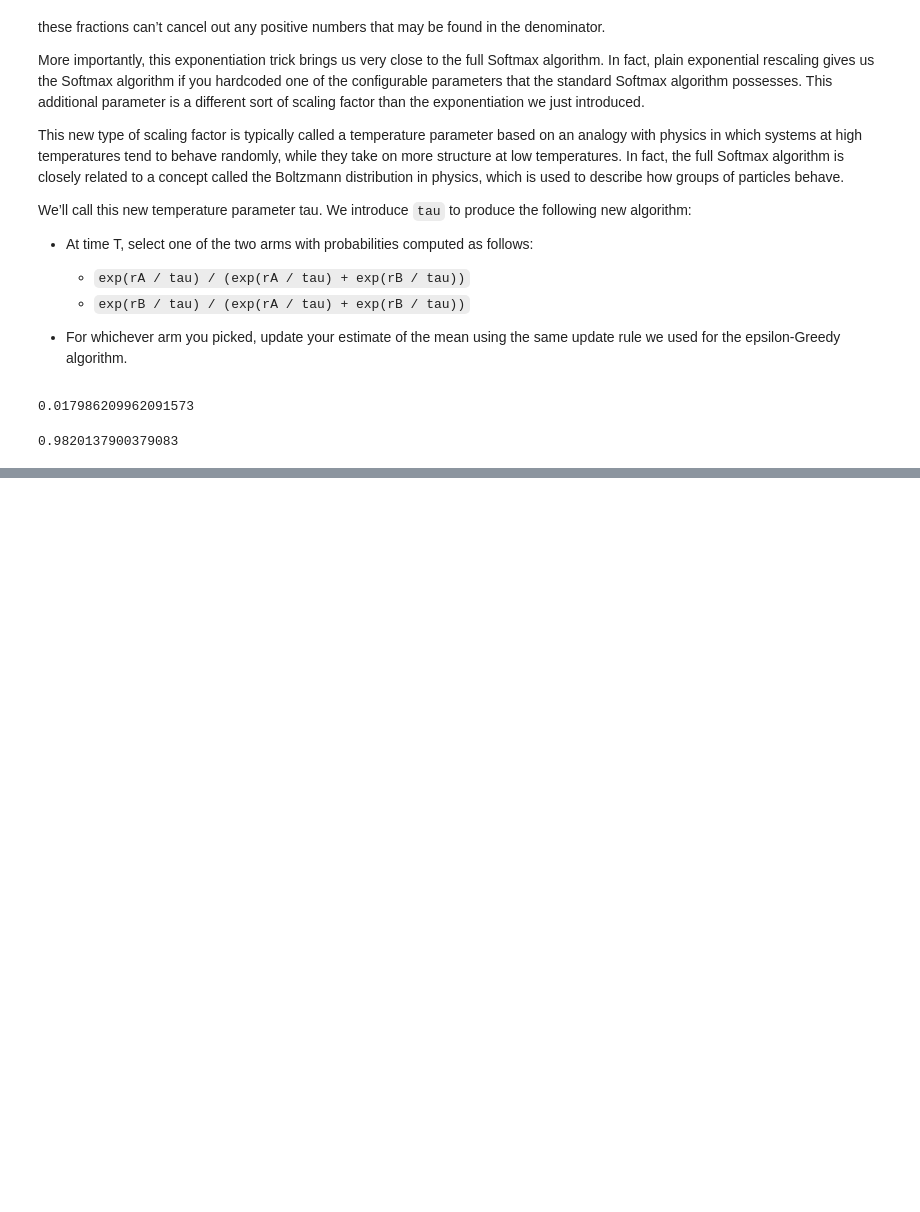
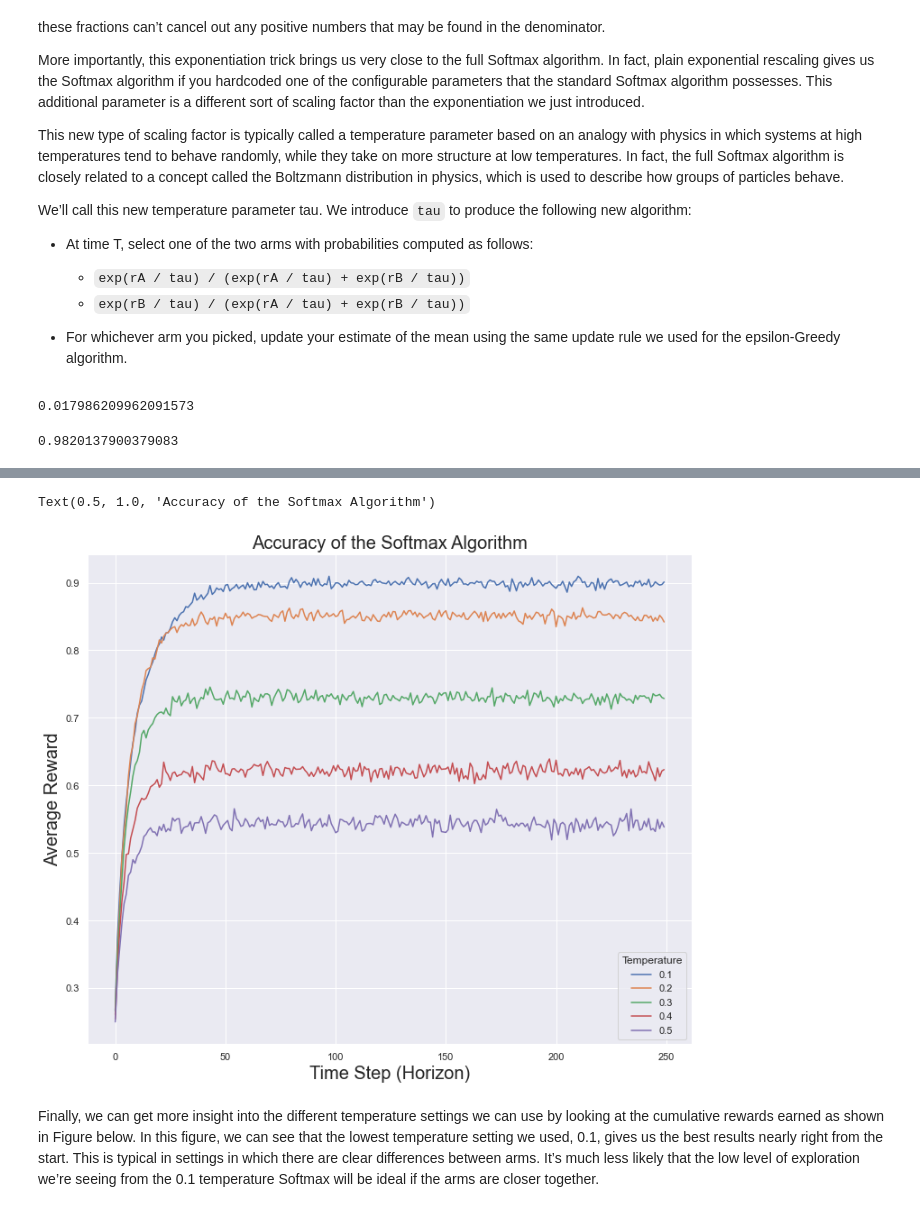
Before and after one commit to harpalsahota/datascience-knowledge-base, a Jupyter notebook: ab_testing/bandit_algorithms/web_optimisation/05_softmax_algorithm.ipynb, the cells around one changed output, grey strips where cells are left out. Cells and saved outputs as stored; diff of their text form; code cells hidden in the pictures; blank space fills up the shorter version.

```diff
--- a/ab_testing/bandit_algorithms/web_optimisation/05_softmax_algorithm.ipynb
+++ b/ab_testing/bandit_algorithms/web_optimisation/05_softmax_algorithm.ipynb
@@ -67,0 +245,39 @@ np.exp(success_rate_arm_b / temp) / (np.exp(success_rate_arm_a / temp) + np.exp(
+# %%
+RESULT_INDEX = 3 # Index 3 is the rewards
+
+# Split the simulations into individual simulation runs
+temp_01 = np.array([temp_results[0][RESULT_INDEX][i:i+HORIZON] for i in range(0, len(temp_results[0][RESULT_INDEX]), HORIZON)])
+
+# Count how often the best arm was selected then divide by the total number of simulations to obtain the probability of selecting the best arm at each time point
+# Taking sum where temp_01 == 2 becuase index of best arm is 2 as determined above
+temp_01_result = np.mean(temp_01, axis=0)
+
+temp_02 = np.array([temp_results[1][RESULT_INDEX][i:i+HORIZON] for i in range(0, len(temp_results[1][RESULT_INDEX]), HORIZON)])
+temp_02_result = np.mean(temp_02, axis=0)
+
+temp_03 = np.array([temp_results[2][RESULT_INDEX][i:i+HORIZON] for i in range(0, len(temp_results[1][RESULT_INDEX]), HORIZON)])
+temp_03_result = np.mean(temp_03, axis=0)
+
+temp_04 = np.array([temp_results[3][RESULT_INDEX][i:i+HORIZON] for i in range(0, len(temp_results[1][RESULT_INDEX]), HORIZON)])
+temp_04_result = np.mean(temp_04, axis=0)
+
+temp_05 = np.array([temp_results[4][RESULT_INDEX][i:i+HORIZON] for i in range(0, len(temp_results[1][RESULT_INDEX]), HORIZON)])
+temp_05_result = np.mean(temp_05, axis=0)
+# %%
+sns.set_style('darkgrid')
+sns.set_context('paper')
+sns.set(rc={'figure.figsize':(12, 10)})
+sns.lineplot(x=range(0, HORIZON), y=temp_01_result, label='0.1')
+sns.lineplot(x=range(0, HORIZON), y=temp_02_result, label='0.2')
+sns.lineplot(x=range(0, HORIZON), y=temp_03_result, label='0.3')
+sns.lineplot(x=range(0, HORIZON), y=temp_04_result, label='0.4')
+sns.lineplot(x=range(0, HORIZON), y=temp_05_result, label='0.5')
+plt.legend(title='Temperature')
+plt.xlabel('Time Step (Horizon)', size=20)
+plt.ylabel('Average Reward', size=20)
+plt.title('Accuracy of the Softmax Algorithm', size=20)
+# %% [output]
+Text(0.5, 1.0, 'Accuracy of the Softmax Algorithm')
+[figure, added]
+# %% [markdown]
+Finally, we can get more insight into the different temperature settings we can use by looking at the cumulative rewards earned as shown in Figure below. In this figure, we can see that the lowest temperature setting we used, 0.1, gives us the best results nearly right from the start. This is typical in settings in which there are clear differences between arms. It’s much less likely that the low level of exploration we’re seeing from the 0.1 temperature Softmax will be ideal if the arms are closer together.
```
Also changed, not shown: parts of 29 cells of this notebook.
